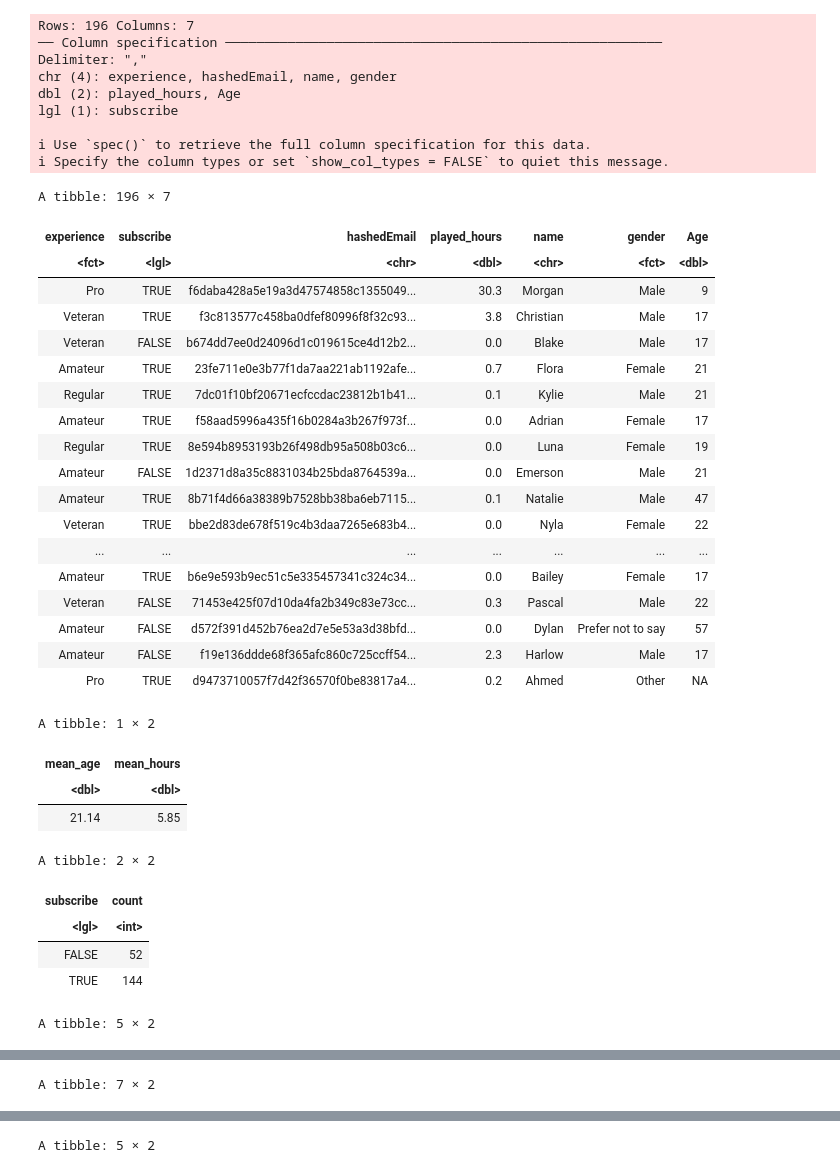
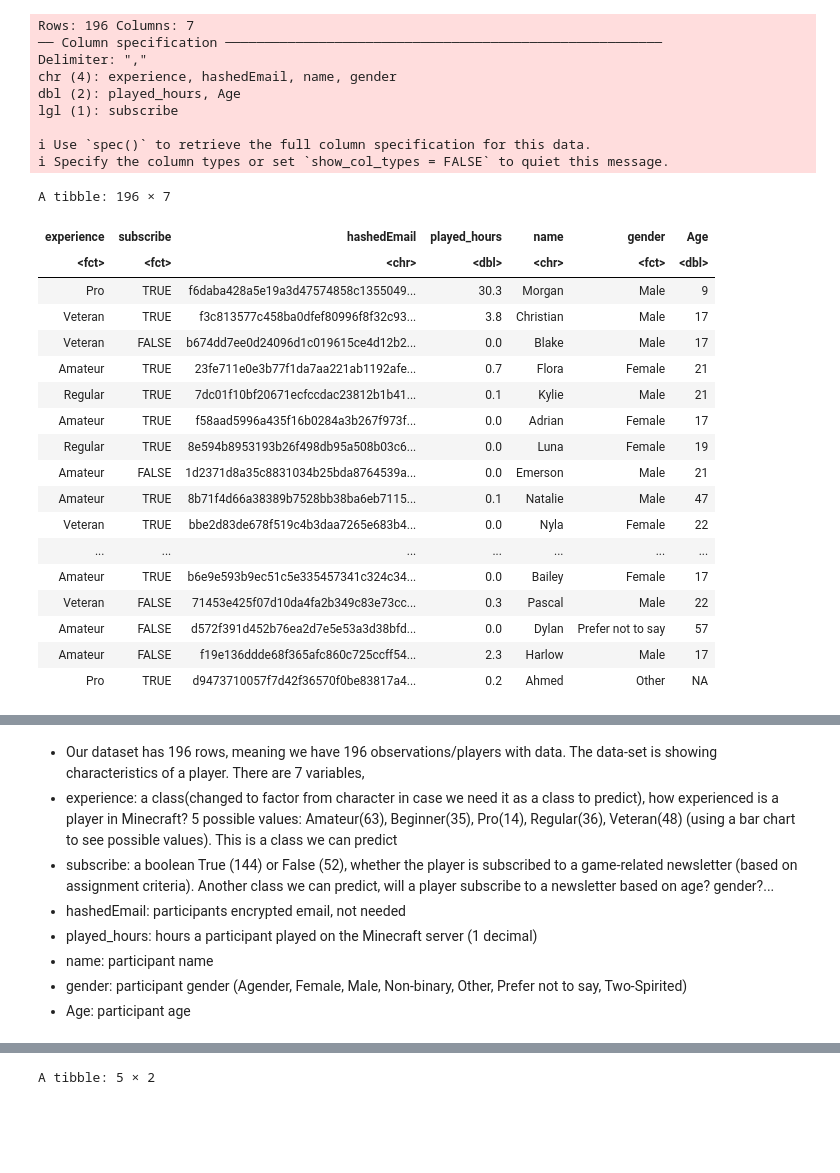
Before and after one commit to roccopbug/dsci_100_individual_report, a Jupyter notebook: dsci100_planning.ipynb, the cells around one changed output, grey strips where cells are left out. Drawn from its saved outputs; the diff is of its cells as text; code cells hidden in the pictures; blank space fills up the shorter version.

```diff
--- a/dsci100_planning.ipynb
+++ b/dsci100_planning.ipynb
@@ -14,71 +3,24 @@ library(tidyverse)
 # %%
 players <- read_csv("data/players.csv")
 
 players <- players|>
             mutate(experience = as_factor(experience),
-                  gender = as_factor(gender))
+                  gender = as_factor(gender),
+                  subscribe = as_factor(subscribe))
 players
-
-players_means <- summarize(players,
-                            mean_age = mean(Age, na.rm = TRUE),
-                            mean_hours = mean(played_hours, na.rm = TRUE))|>
-                                mutate(mean_age = round(mean_age, 2), mean_hours = round(mean_hours, 2))
-players_means
-
-experience_plot <- ggplot(players, aes(x = experience, fill = experience)) +
-geom_bar() +
-labs(x = "Player Experience level", y = "Count", fill = "Player Experience level") +
-ggtitle("Counts of players experience levels")
-#experience_plot load further down to discuss
-
-gender_plot <- ggplot(players, aes(x = gender, fill = gender)) +
-geom_bar()+
-theme(text = element_text(size = 10))+
-labs(x = "Player Gender", y = "Count", fill = "Player Gender") +
-ggtitle("Counts of players Genders")
-#gender_plot load further down to discuss
-age_hours_plot <- ggplot(players, aes(x = Age, y = played_hours + 1)) + #avoid log(0)
-                    geom_point()+
-                    scale_y_log10()+
-                    labs(x = "Age", y = ("total hours played (scaled by log10 + 1)"))+
-                    ggtitle("Hours played based on age")
-#age_hours_plot later
-
-subscribed_counts <- players|>
-                group_by(subscribe)|>
-                    summarize(count = n())
-subscribed_counts
-
-experience_counts <- players|>
-                group_by(experience)|>
-                    summarize(count = n())
-experience_counts
-experience_prop <- players|>
-            group_by(experience)|>
-            summarize(prop = round(n()/nrow(players),2))
-#experience_prop further down when we're looking at vizualizations
-gender_counts <- players|>
-            group_by(gender)|>
-            summarize(count = n())
-gender_counts
-
-gender_prop <- players|>
-        group_by(gender)|>
-        summarize(prop = round(n()/nrow(players),2))
-#gender_prop further down when we're looking at vizualizations
 # %% [output]
 Rows: 196 Columns: 7
 ── Column specification ────────────────────────────────────────────────────────
 Delimiter: ","
 chr (4): experience, hashedEmail, name, gender
 dbl (2): played_hours, Age
 lgl (1): subscribe
 
 ℹ Use `spec()` to retrieve the full column specification for this data.
 ℹ Specify the column types or set `show_col_types = FALSE` to quiet this message.
 A tibble: 196 × 7
 | experience | subscribe | hashedEmail | played_hours | name | gender | Age |
-| <fct> | <lgl> | <chr> | <dbl> | <chr> | <fct> | <dbl> |
+| <fct> | <fct> | <chr> | <dbl> | <chr> | <fct> | <dbl> |
 | Pro | TRUE | f6daba428a5e19a3d47574858c1355049... | 30.3 | Morgan | Male | 9 |
 | Veteran | TRUE | f3c813577c458ba0dfef80996f8f32c93... | 3.8 | Christian | Male | 17 |
 | Veteran | FALSE | b674dd7ee0d24096d1c019615ce4d12b2... | 0.0 | Blake | Male | 17 |
@@ -95,13 +37,3 @@ A tibble: 196 × 7
 | Amateur | FALSE | d572f391d452b76ea2d7e5e53a3d38bfd... | 0.0 | Dylan | Prefer not to say | 57 |
 | Amateur | FALSE | f19e136ddde68f365afc860c725ccff54... | 2.3 | Harlow | Male | 17 |
 | Pro | TRUE | d9473710057f7d42f36570f0be83817a4... | 0.2 | Ahmed | Other | NA |
-A tibble: 1 × 2
-| mean_age | mean_hours |
-| <dbl> | <dbl> |
-| 21.14 | 5.85 |
-A tibble: 2 × 2
-| subscribe | count |
-| <lgl> | <int> |
-| FALSE | 52 |
-| TRUE | 144 |
-A tibble: 5 × 2
@@ -115 +39,0 @@ A tibble: 5 × 2
-A tibble: 7 × 2
@@ -124,0 +40,9 @@ A tibble: 7 × 2
+# %% [markdown]
+- Our dataset has 196 rows, meaning we have 196 observations/players with data. The data-set is showing characteristics of a player. There are 7 variables,
+- experience: a class(changed to factor from character in case we need it as a class to predict), how experienced is a player in Minecraft? 5 possible values: Amateur(63), Beginner(35), Pro(14), Regular(36), Veteran(48) (using a bar chart to see possible values). This is a class we can predict
+- subscribe: a boolean True (144) or False (52), whether the player is subscribed to a game-related newsletter (based on assignment criteria). Another class we can predict, will a player subscribe to a newsletter based on age? gender?...
+- hashedEmail: participants encrypted email, not needed
+- played_hours: hours a participant played on the Minecraft server (1 decimal)
+- name: participant name
+- gender: participant gender (Agender, Female, Male, Non-binary, Other, Prefer not to say, Two-Spirited)
+- Age: participant age
```
Also changed, not shown: parts of 14 cells of this notebook.
